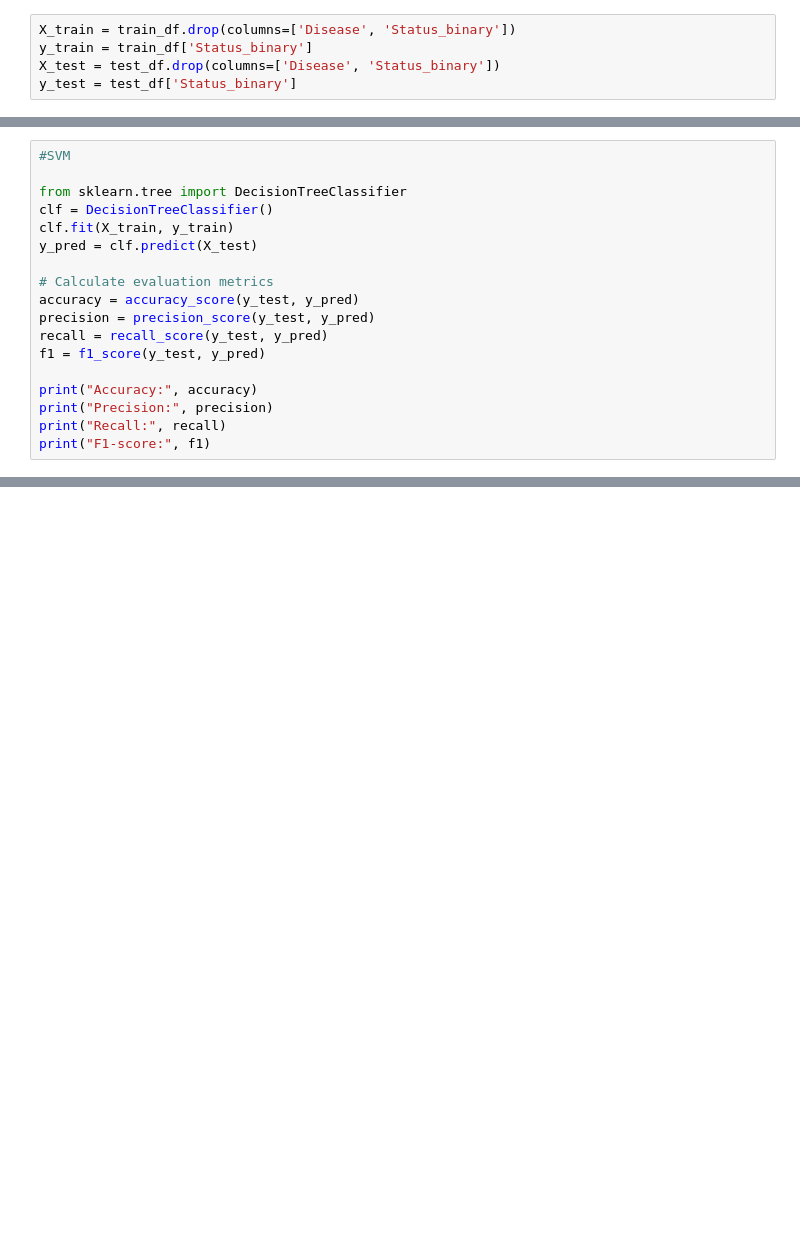
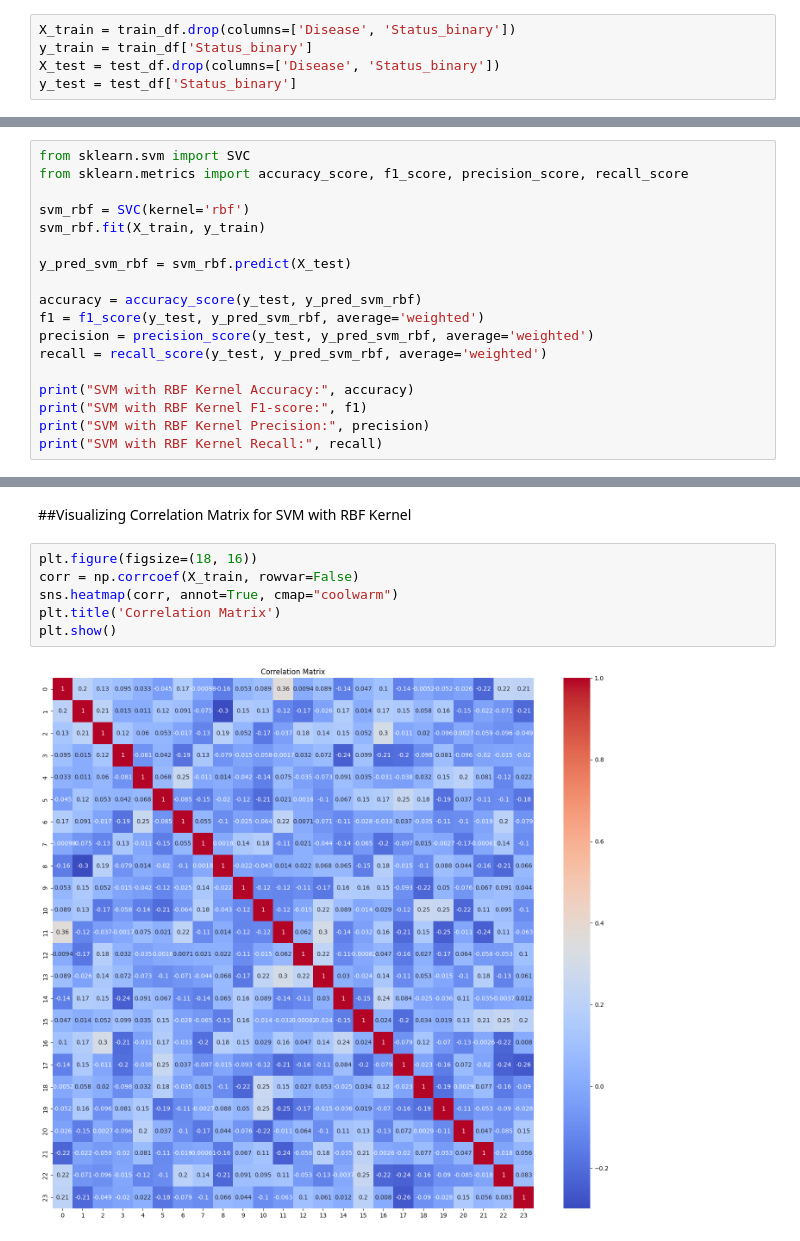
Before and after one commit to Radhe3108/Mentorness, a Jupyter notebook: TAsk 2/Task_2.ipynb, the cells around one changed output, grey strips where cells are left out. Drawn from its saved outputs; the diff is of its cells as text; blank space fills up the shorter version.

```diff
--- a/TAsk 2/Task_2.ipynb
+++ b/TAsk 2/Task_2.ipynb
@@ -219,18 +187,0 @@ Accuracy of Logistic Regression: 0.7283950617283951
-# %%
-#SVM
-
-from sklearn.tree import DecisionTreeClassifier
-clf = DecisionTreeClassifier()
-clf.fit(X_train, y_train)
-y_pred = clf.predict(X_test)
-
-# Calculate evaluation metrics
-accuracy = accuracy_score(y_test, y_pred)
-precision = precision_score(y_test, y_pred)
-recall = recall_score(y_test, y_pred)
-f1 = f1_score(y_test, y_pred)
-
-print("Accuracy:", accuracy)
-print("Precision:", precision)
-print("Recall:", recall)
-print("F1-score:", f1)
@@ -241,0 +190,18 @@ F1-score: 0.8777648428405123
+# %%
+from sklearn.svm import SVC
+from sklearn.metrics import accuracy_score, f1_score, precision_score, recall_score
+
+svm_rbf = SVC(kernel='rbf')
+svm_rbf.fit(X_train, y_train)
+
+y_pred_svm_rbf = svm_rbf.predict(X_test)
+
+accuracy = accuracy_score(y_test, y_pred_svm_rbf)
+f1 = f1_score(y_test, y_pred_svm_rbf, average='weighted')
+precision = precision_score(y_test, y_pred_svm_rbf, average='weighted')
+recall = recall_score(y_test, y_pred_svm_rbf, average='weighted')
+
+print("SVM with RBF Kernel Accuracy:", accuracy)
+print("SVM with RBF Kernel F1-score:", f1)
+print("SVM with RBF Kernel Precision:", precision)
+print("SVM with RBF Kernel Recall:", recall)
@@ -241,0 +228,10 @@ F1-score: 0.8777648428405123
+# %% [markdown]
+##Visualizing Correlation Matrix for SVM with RBF Kernel
+# %%
+plt.figure(figsize=(18, 16))
+corr = np.corrcoef(X_train, rowvar=False)
+sns.heatmap(corr, annot=True, cmap="coolwarm")
+plt.title('Correlation Matrix')
+plt.show()
+# %% [output]
+[figure, added]
```
Also changed, not shown: parts of 16 cells of this notebook.
